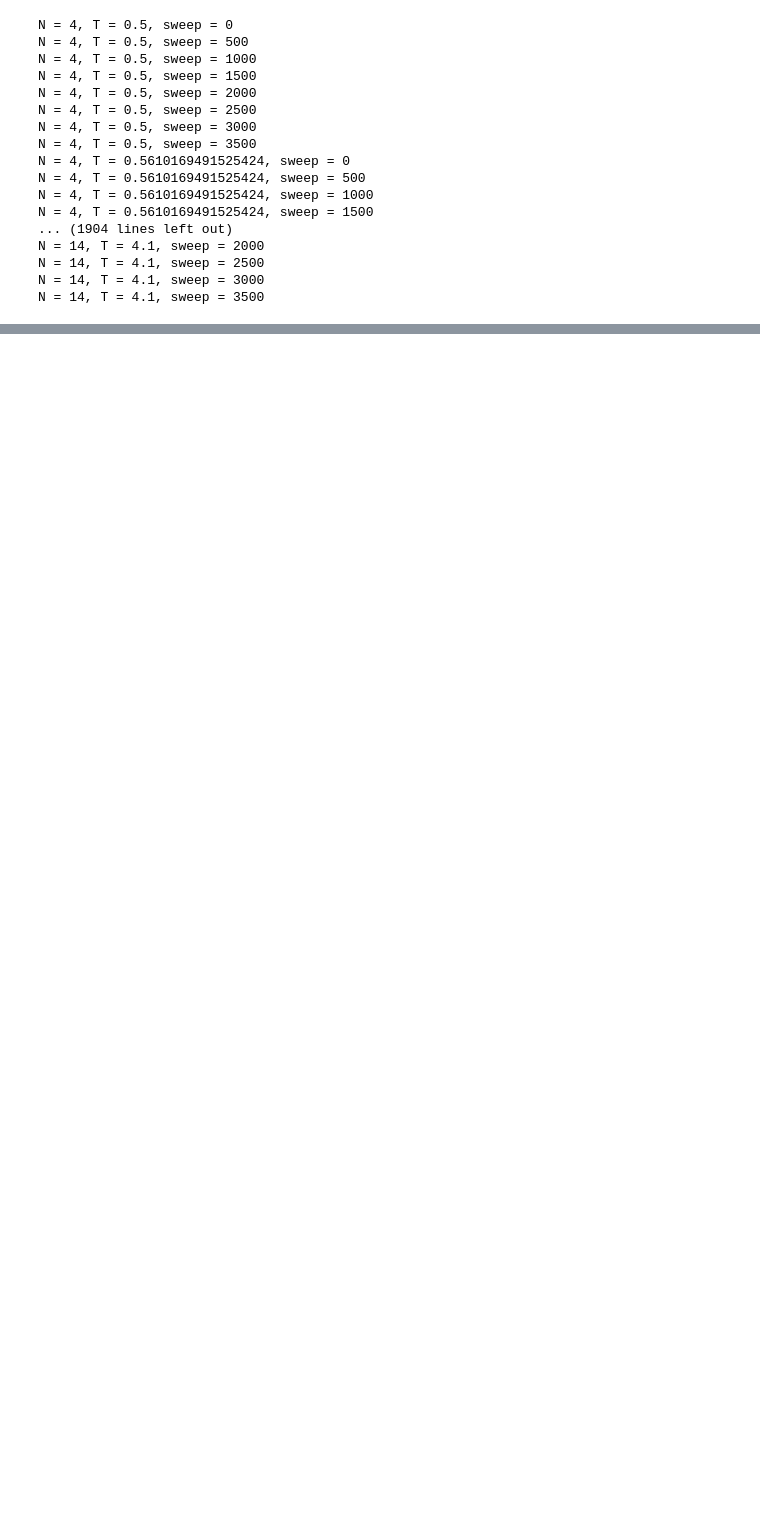
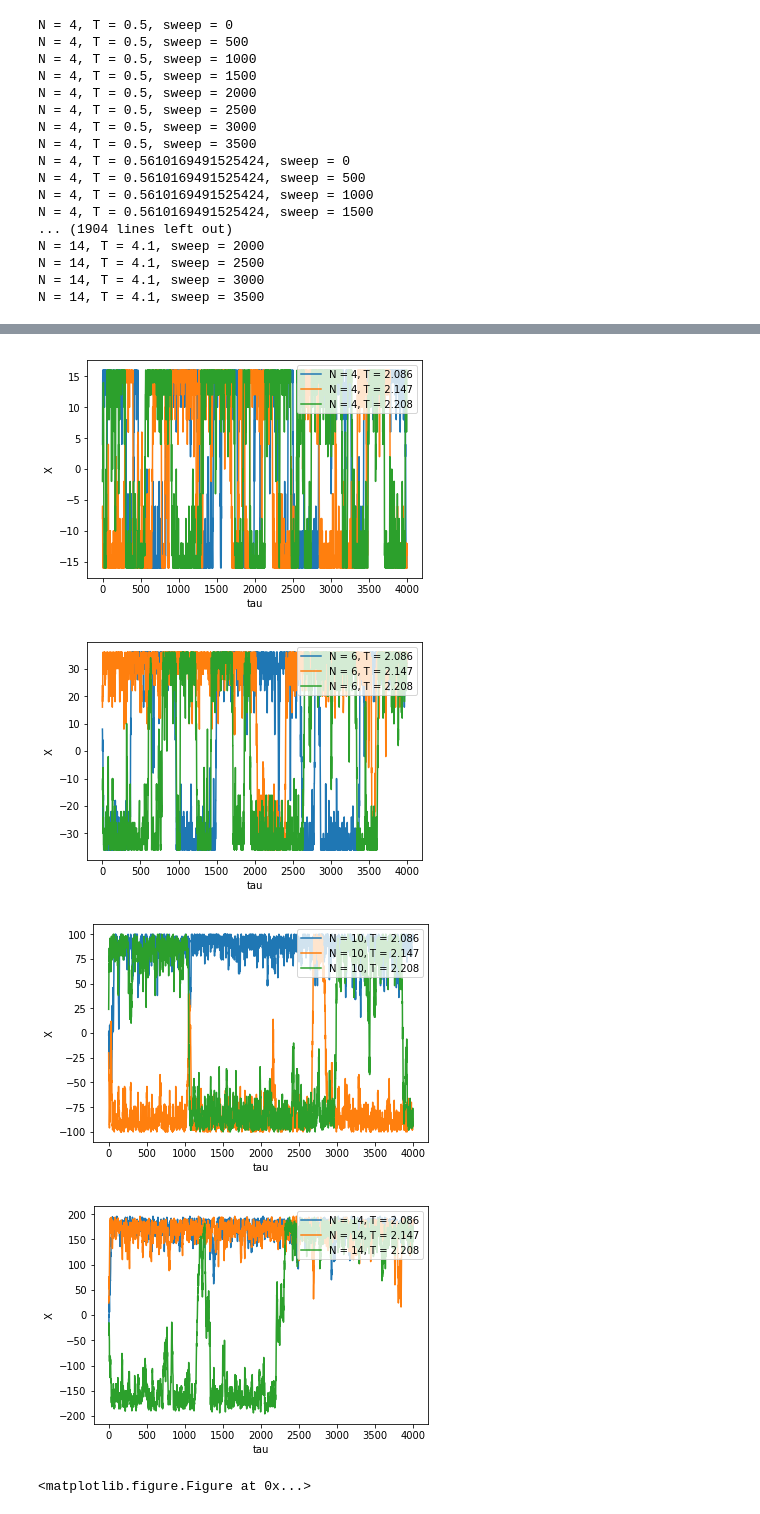
Before and after one commit to dovinhanhnguyen/Part_II_Computational_Exercises, a Jupyter notebook: project/project-dvan2.ipynb, the cells around one changed output, grey strips where cells are left out. Drawn from its saved outputs; the diff is of its cells as text; code cells hidden in the pictures; blank space fills up the shorter version.

```diff
--- a/project/project-dvan2.ipynb
+++ b/project/project-dvan2.ipynb
@@ -118,2 +118,13 @@ def plot_temperature_dependence(data, N_range, N_index_range, T_range, T_index_r
     plt.figure()
+# %%
+# Function to calculate the autocorrelation of a variable
+def calculate_autocovariation(data, N_range, T_range, no_of_sweeps, no_of_equilibrating_sweeps):
+    no_of_sampling_sweeps = no_of_sweeps-no_of_equilibrating_sweeps
+    autocovariation = np.zeros((len(N_range),len(T_range),no_of_sampling_sweeps))
+
+    for N_index in range(len(N_range)):
+        for T_index in range(len(T_range)):
+            pass
+
+    return autocovariation
 # %%
@@ -163 +170,4 @@ plot_time_series(energy_per_site,Ns,N_indices,Ts,T_indices,'Energy per site')
 <matplotlib.figure.Figure at 0x...>
+# %%
+# How total magnetisation fluctuates with time when system is in equilibrium
+magnetisation_autocovariance = calculate_autocovariation(magnetisation,Ns,Ts,sweeps,equilibrating_sweeps)
@@ -164,2 +192,16 @@ plot_time_series(energy_per_site,Ns,N_indices,Ts,T_indices,'Energy per site')
+# %%
+# Plot autocovariance of total magnetisation
+N_indices = range(len(Ns))
+T_indices = range(26,29)
+'''startpt = 1
+stoppt = sweeps-equilibrating_sweeps
+plot_time_series(np.abs(magnetisation_autocovariance),Ns,N_indices,Ts,T_indices,startpt,stoppt,'tau','Autocorrelation')'''
+plot_time_series(magnetisation,Ns,N_indices,Ts,T_indices,startpt,stoppt,'tau','X')
+# %% [output]
+[figure, added]
+[figure, added]
+[figure, added]
+[figure, added]
+<matplotlib.figure.Figure at 0x...>
 # %%
 # Calculate thermodynamic variables
```
Also changed, not shown: parts of 7 cells of this notebook, 13 other files.
